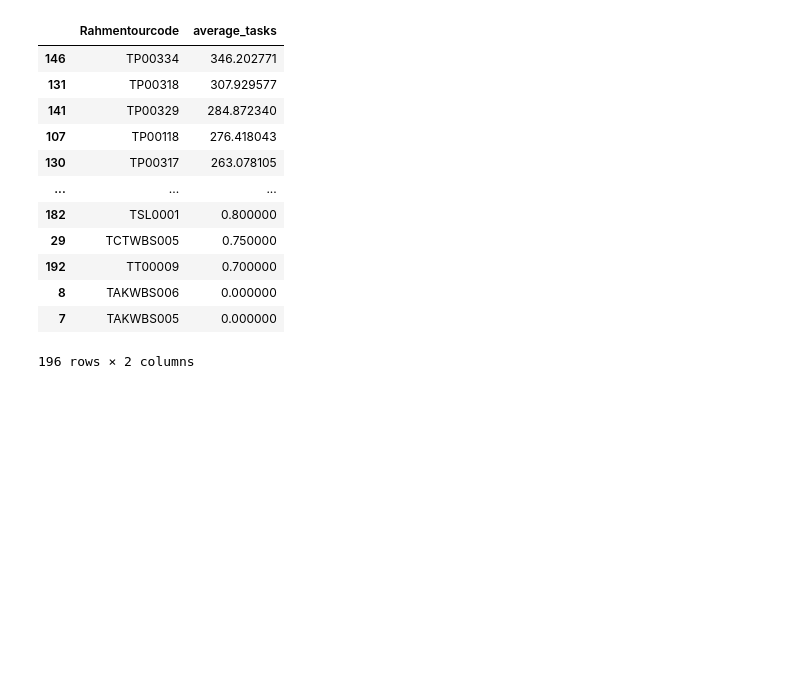
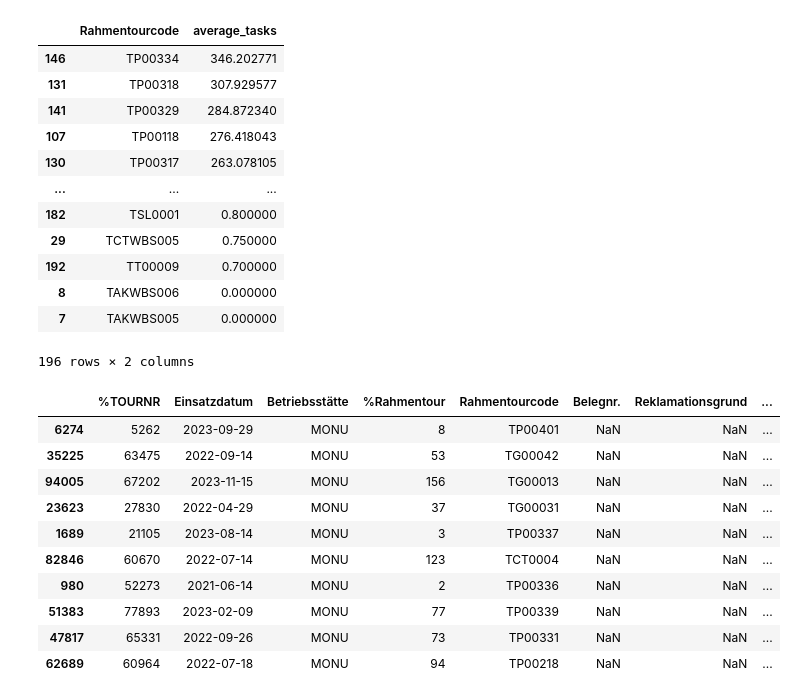
Before and after one commit to baz263/n3xtcoder, a Jupyter notebook: join.ipynb, the cells around one changed output. Cells and saved outputs as stored; diff of their text form; code cells hidden in the pictures; blank space fills up the shorter version.

```diff
--- a/join.ipynb
+++ b/join.ipynb
@@ -6,6 +6,8 @@ tours = pd.read_csv('/Users/barry/n3xtcoder/data/24-04-24/Tour.csv')
 # %%
 #complaints csv dataframe
 complaints = pd.read_csv('data/24-04-24/Reklamationen.csv')
+# %%
+pd.set_option('display.max_columns', None)
 # %%
 len(tours)
 # %% [output]
@@ -581,5 +582,19 @@ tasks_copy2_group.sort_values(by='average_tasks', ascending=False)
 | 8 | TAKWBS006 | 0.000000 |
 | 7 | TAKWBS005 | 0.000000 |
 196 rows × 2 columns
+# %%
+everything_table.sample(10)
+# %% [output]
+|  | %TOURNR | Einsatzdatum | Betriebsstätte | %Rahmentour | Rahmentourcode | Belegnr. | Reklamationsgrund | ... |
+| 6274 | 5262 | 2023-09-29 | MONU | 8 | TP00401 | NaN | NaN | ... |
+| 35225 | 63475 | 2022-09-14 | MONU | 53 | TG00042 | NaN | NaN | ... |
+| 94005 | 67202 | 2023-11-15 | MONU | 156 | TG00013 | NaN | NaN | ... |
+| 23623 | 27830 | 2022-04-29 | MONU | 37 | TG00031 | NaN | NaN | ... |
+| 1689 | 21105 | 2023-08-14 | MONU | 3 | TP00337 | NaN | NaN | ... |
+| 82846 | 60670 | 2022-07-14 | MONU | 123 | TCT0004 | NaN | NaN | ... |
+| 980 | 52273 | 2021-06-14 | MONU | 2 | TP00336 | NaN | NaN | ... |
+| 51383 | 77893 | 2023-02-09 | MONU | 77 | TP00339 | NaN | NaN | ... |
+| 47817 | 65331 | 2022-09-26 | MONU | 73 | TP00331 | NaN | NaN | ... |
+| 62689 | 60964 | 2022-07-18 | MONU | 94 | TP00218 | NaN | NaN | ... |
 # %%
 everything_table = pd.merge(everything_table, tasks_copy2_group, on='Rahmentourcode', how='left')
```
Also changed, not shown: parts of 9 cells of this notebook.
